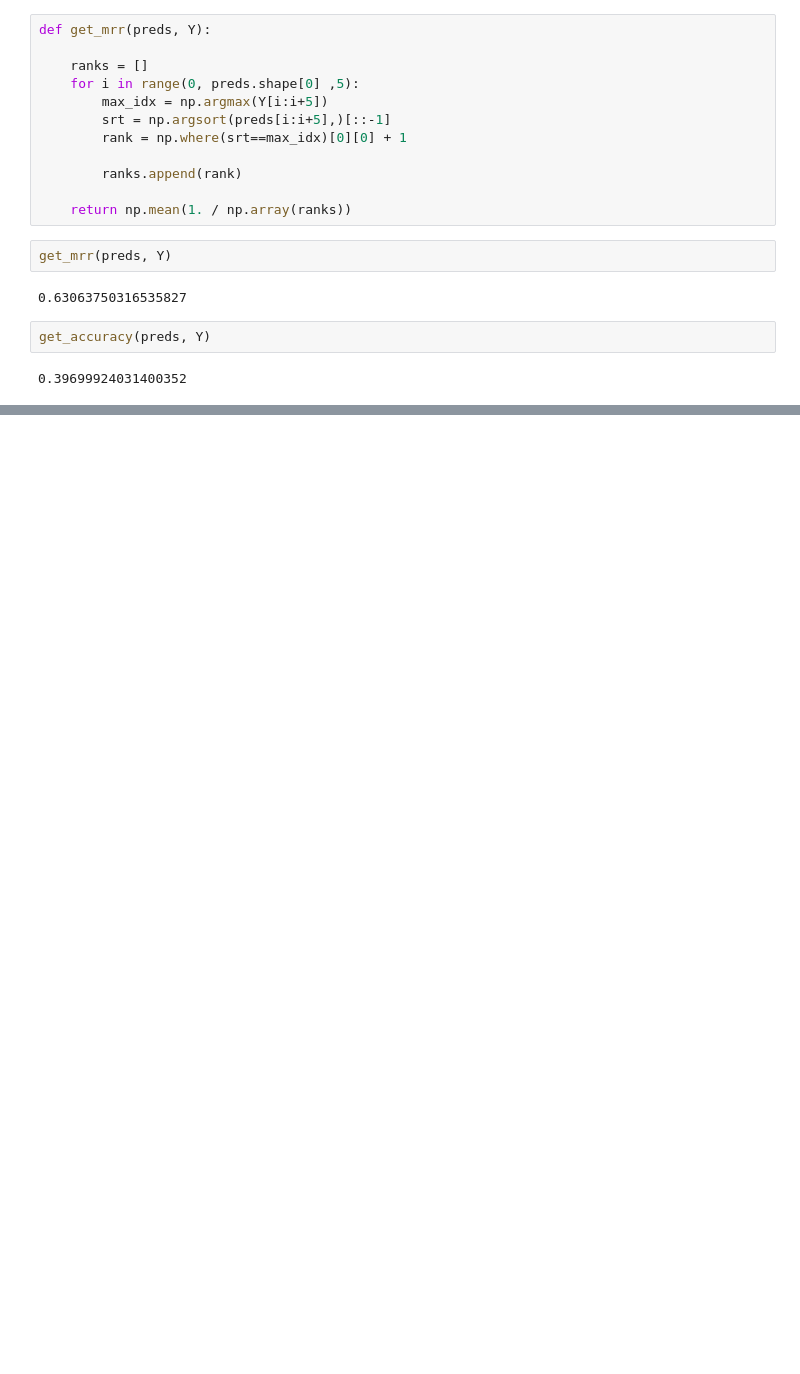
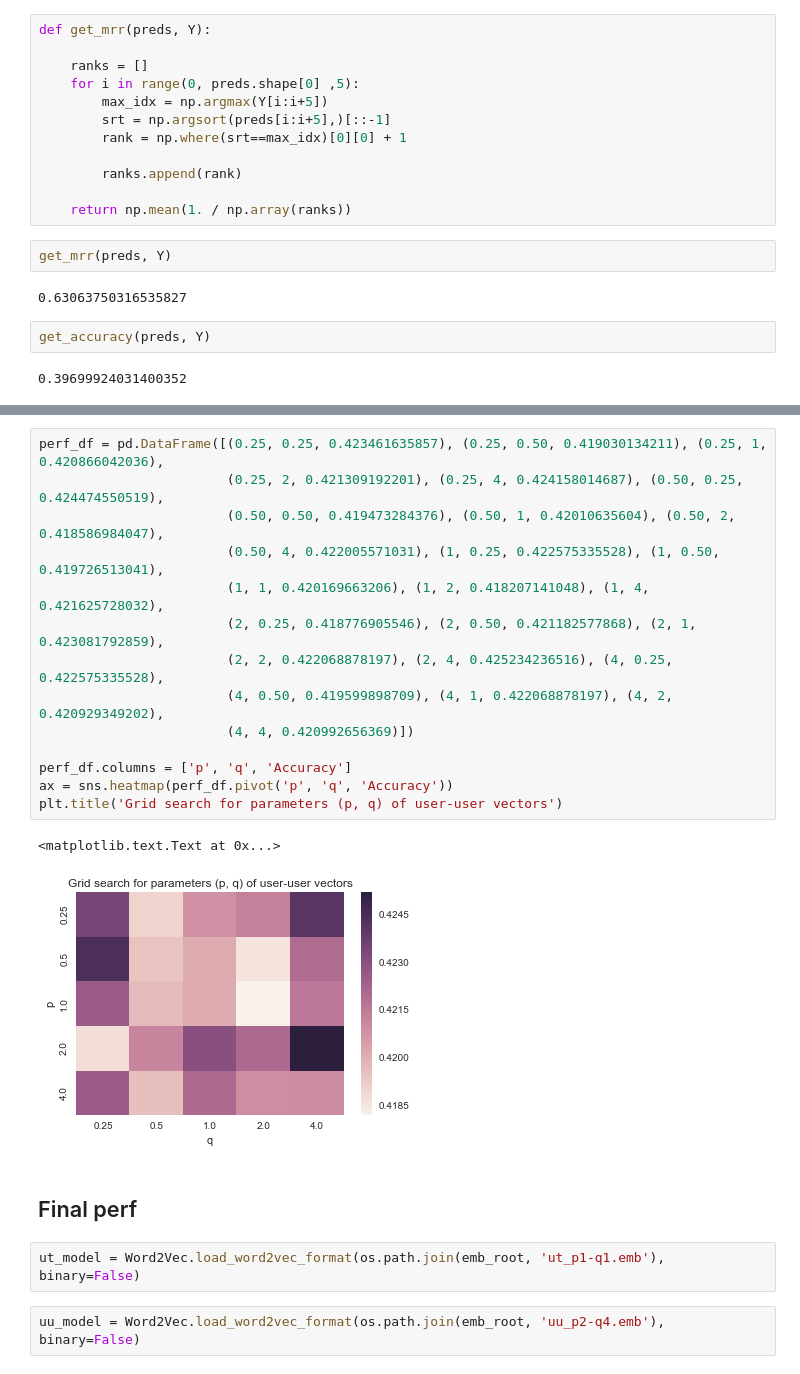
Before and after one commit to CS224W/Project, a Jupyter notebook: code/node2vec grid accuracy.ipynb, the cells around one changed output, grey strips where cells are left out. Drawn from its saved outputs; the diff is of its cells as text; blank space fills up the shorter version.

```diff
--- a/code/node2vec grid accuracy.ipynb
+++ b/code/node2vec grid accuracy.ipynb
@@ -192,0 +295,23 @@ get_accuracy(preds, Y)
+# %%
+perf_df = pd.DataFrame([(0.25, 0.25, 0.423461635857), (0.25, 0.50, 0.419030134211), (0.25, 1, 0.420866042036),
+                        (0.25, 2, 0.421309192201), (0.25, 4, 0.424158014687), (0.50, 0.25, 0.424474550519),
+                        (0.50, 0.50, 0.419473284376), (0.50, 1, 0.42010635604), (0.50, 2, 0.418586984047),
+                        (0.50, 4, 0.422005571031), (1, 0.25, 0.422575335528), (1, 0.50, 0.419726513041),
+                        (1, 1, 0.420169663206), (1, 2, 0.418207141048), (1, 4, 0.421625728032),
+                        (2, 0.25, 0.418776905546), (2, 0.50, 0.421182577868), (2, 1, 0.423081792859),
+                        (2, 2, 0.422068878197), (2, 4, 0.425234236516), (4, 0.25, 0.422575335528),
+                        (4, 0.50, 0.419599898709), (4, 1, 0.422068878197), (4, 2, 0.420929349202),
+                        (4, 4, 0.420992656369)])
+
+perf_df.columns = ['p', 'q', 'Accuracy']
+ax = sns.heatmap(perf_df.pivot('p', 'q', 'Accuracy'))
+plt.title('Grid search for parameters (p, q) of user-user vectors')
+# %% [output]
+<matplotlib.text.Text at 0x...>
+[figure, added]
+# %% [markdown]
+## Final perf
+# %%
+ut_model = Word2Vec.load_word2vec_format(os.path.join(emb_root, 'ut_p1-q1.emb'), binary=False)
+# %%
+uu_model = Word2Vec.load_word2vec_format(os.path.join(emb_root, 'uu_p2-q4.emb'), binary=False)
```
Also changed, not shown: parts of 17 cells of this notebook.
